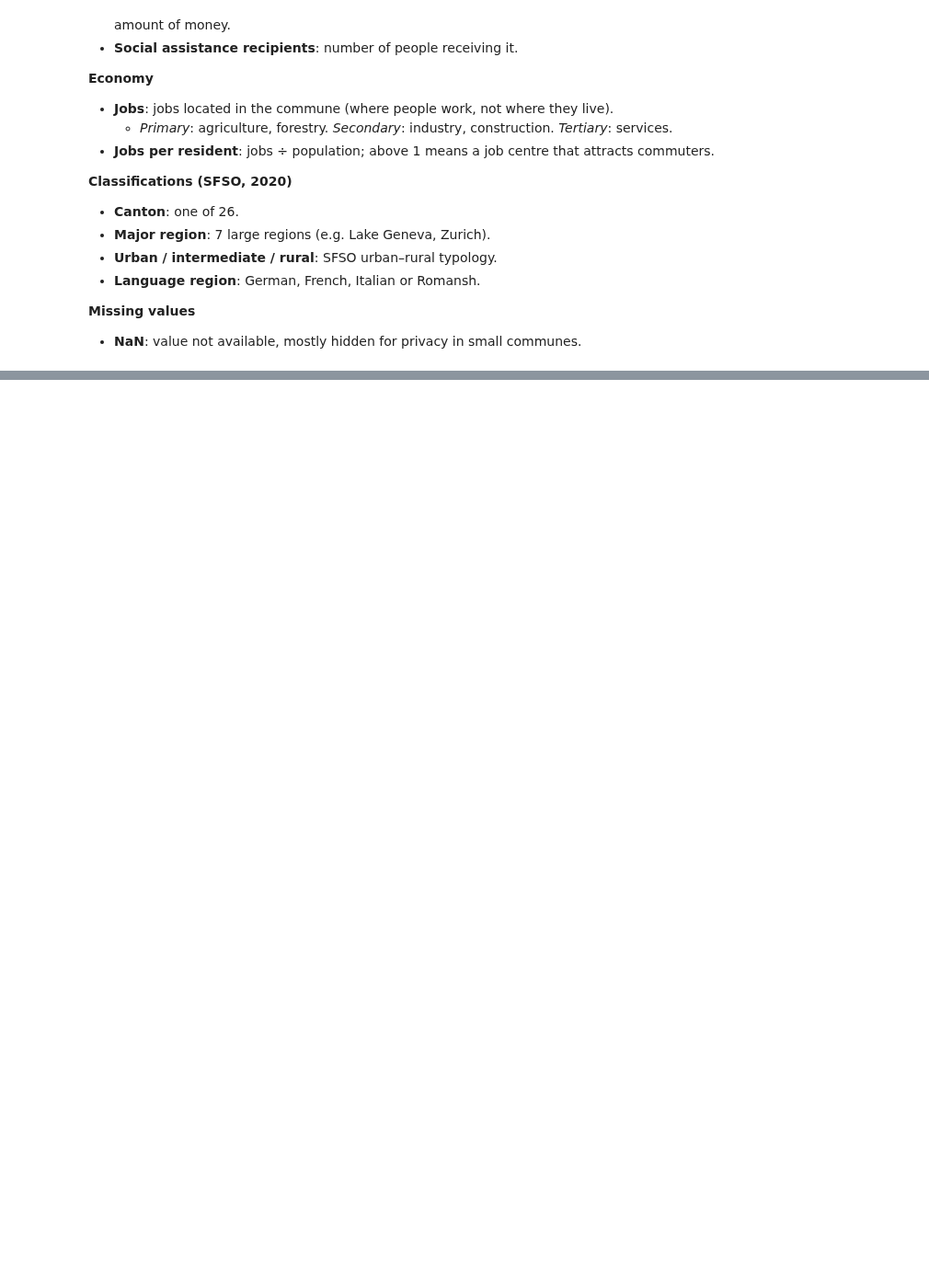
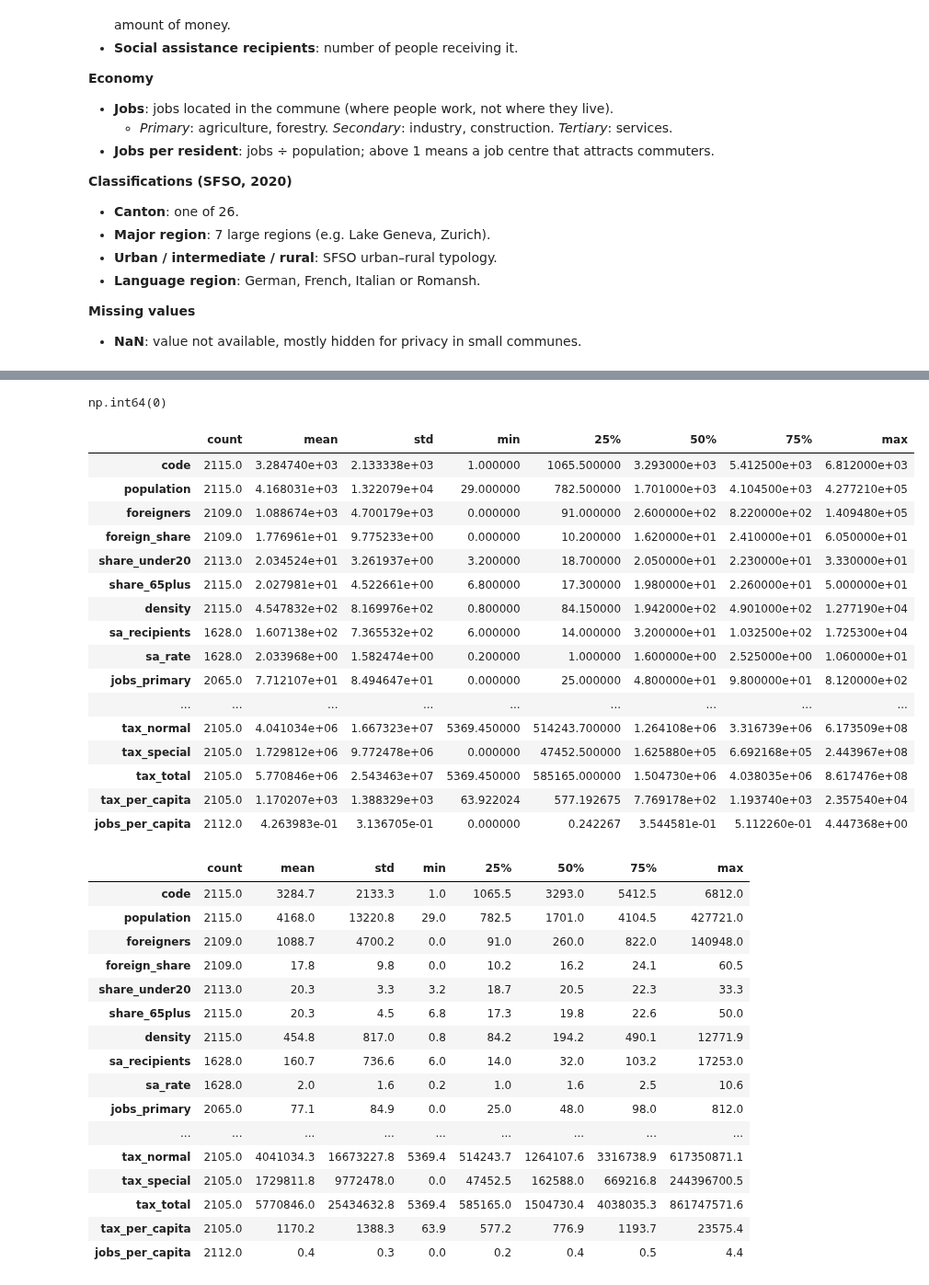
Before and after one commit to bousmarc/ADA-Project, a Jupyter notebook: notebooks/first_look.ipynb, the cells around one changed output, grey strips where cells are left out. Shown at 92% size. Saved outputs shown, nothing was run; the diff lists cells and outputs as text; code cells hidden in the pictures; blank space fills up the shorter version.

```diff
--- a/notebooks/first_look.ipynb
+++ b/notebooks/first_look.ipynb
@@ -64,0 +91,41 @@ dtype: int64
+# %%
+# Descriptive stats before plotting
+display(communes_2022["code"].duplicated().sum())
+display(communes_2022.describe().T)
+display(  communes_2022.describe().T.round(1))
+# %% [output]
+np.int64(0)
+|  | count | mean | std | min | 25% | 50% | 75% | max |
+| code | 2115.0 | 3.284740e+03 | 2.133338e+03 | 1.000000 | 1065.500000 | 3.293000e+03 | 5.412500e+03 | 6.812000e+03 |
+| population | 2115.0 | 4.168031e+03 | 1.322079e+04 | 29.000000 | 782.500000 | 1.701000e+03 | 4.104500e+03 | 4.277210e+05 |
+| foreigners | 2109.0 | 1.088674e+03 | 4.700179e+03 | 0.000000 | 91.000000 | 2.600000e+02 | 8.220000e+02 | 1.409480e+05 |
+| foreign_share | 2109.0 | 1.776961e+01 | 9.775233e+00 | 0.000000 | 10.200000 | 1.620000e+01 | 2.410000e+01 | 6.050000e+01 |
+| share_under20 | 2113.0 | 2.034524e+01 | 3.261937e+00 | 3.200000 | 18.700000 | 2.050000e+01 | 2.230000e+01 | 3.330000e+01 |
+| share_65plus | 2115.0 | 2.027981e+01 | 4.522661e+00 | 6.800000 | 17.300000 | 1.980000e+01 | 2.260000e+01 | 5.000000e+01 |
+| density | 2115.0 | 4.547832e+02 | 8.169976e+02 | 0.800000 | 84.150000 | 1.942000e+02 | 4.901000e+02 | 1.277190e+04 |
+| sa_recipients | 1628.0 | 1.607138e+02 | 7.365532e+02 | 6.000000 | 14.000000 | 3.200000e+01 | 1.032500e+02 | 1.725300e+04 |
+| sa_rate | 1628.0 | 2.033968e+00 | 1.582474e+00 | 0.200000 | 1.000000 | 1.600000e+00 | 2.525000e+00 | 1.060000e+01 |
+| jobs_primary | 2065.0 | 7.712107e+01 | 8.494647e+01 | 0.000000 | 25.000000 | 4.800000e+01 | 9.800000e+01 | 8.120000e+02 |
+| ... | ... | ... | ... | ... | ... | ... | ... | ... |
+| tax_normal | 2105.0 | 4.041034e+06 | 1.667323e+07 | 5369.450000 | 514243.700000 | 1.264108e+06 | 3.316739e+06 | 6.173509e+08 |
+| tax_special | 2105.0 | 1.729812e+06 | 9.772478e+06 | 0.000000 | 47452.500000 | 1.625880e+05 | 6.692168e+05 | 2.443967e+08 |
+| tax_total | 2105.0 | 5.770846e+06 | 2.543463e+07 | 5369.450000 | 585165.000000 | 1.504730e+06 | 4.038035e+06 | 8.617476e+08 |
+| tax_per_capita | 2105.0 | 1.170207e+03 | 1.388329e+03 | 63.922024 | 577.192675 | 7.769178e+02 | 1.193740e+03 | 2.357540e+04 |
+| jobs_per_capita | 2112.0 | 4.263983e-01 | 3.136705e-01 | 0.000000 | 0.242267 | 3.544581e-01 | 5.112260e-01 | 4.447368e+00 |
+|  | count | mean | std | min | 25% | 50% | 75% | max |
+| code | 2115.0 | 3284.7 | 2133.3 | 1.0 | 1065.5 | 3293.0 | 5412.5 | 6812.0 |
+| population | 2115.0 | 4168.0 | 13220.8 | 29.0 | 782.5 | 1701.0 | 4104.5 | 427721.0 |
+| foreigners | 2109.0 | 1088.7 | 4700.2 | 0.0 | 91.0 | 260.0 | 822.0 | 140948.0 |
+| foreign_share | 2109.0 | 17.8 | 9.8 | 0.0 | 10.2 | 16.2 | 24.1 | 60.5 |
+| share_under20 | 2113.0 | 20.3 | 3.3 | 3.2 | 18.7 | 20.5 | 22.3 | 33.3 |
+| share_65plus | 2115.0 | 20.3 | 4.5 | 6.8 | 17.3 | 19.8 | 22.6 | 50.0 |
+| density | 2115.0 | 454.8 | 817.0 | 0.8 | 84.2 | 194.2 | 490.1 | 12771.9 |
+| sa_recipients | 1628.0 | 160.7 | 736.6 | 6.0 | 14.0 | 32.0 | 103.2 | 17253.0 |
+| sa_rate | 1628.0 | 2.0 | 1.6 | 0.2 | 1.0 | 1.6 | 2.5 | 10.6 |
+| jobs_primary | 2065.0 | 77.1 | 84.9 | 0.0 | 25.0 | 48.0 | 98.0 | 812.0 |
+| ... | ... | ... | ... | ... | ... | ... | ... | ... |
+| tax_normal | 2105.0 | 4041034.3 | 16673227.8 | 5369.4 | 514243.7 | 1264107.6 | 3316738.9 | 617350871.1 |
+| tax_special | 2105.0 | 1729811.8 | 9772478.0 | 0.0 | 47452.5 | 162588.0 | 669216.8 | 244396700.5 |
+| tax_total | 2105.0 | 5770846.0 | 25434632.8 | 5369.4 | 585165.0 | 1504730.4 | 4038035.3 | 861747571.6 |
+| tax_per_capita | 2105.0 | 1170.2 | 1388.3 | 63.9 | 577.2 | 776.9 | 1193.7 | 23575.4 |
+| jobs_per_capita | 2112.0 | 0.4 | 0.3 | 0.0 | 0.2 | 0.4 | 0.5 | 4.4 |
```
Also changed, not shown: parts of 2 cells of this notebook.
